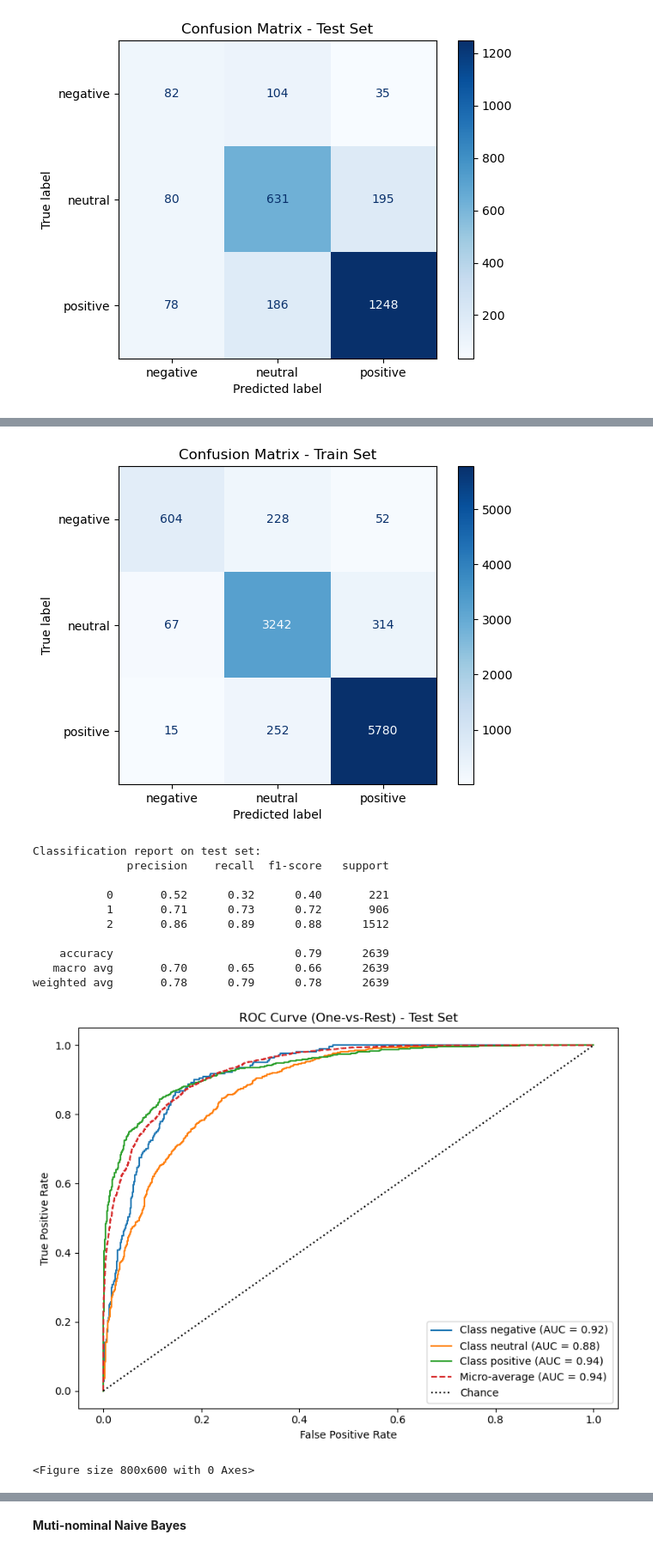
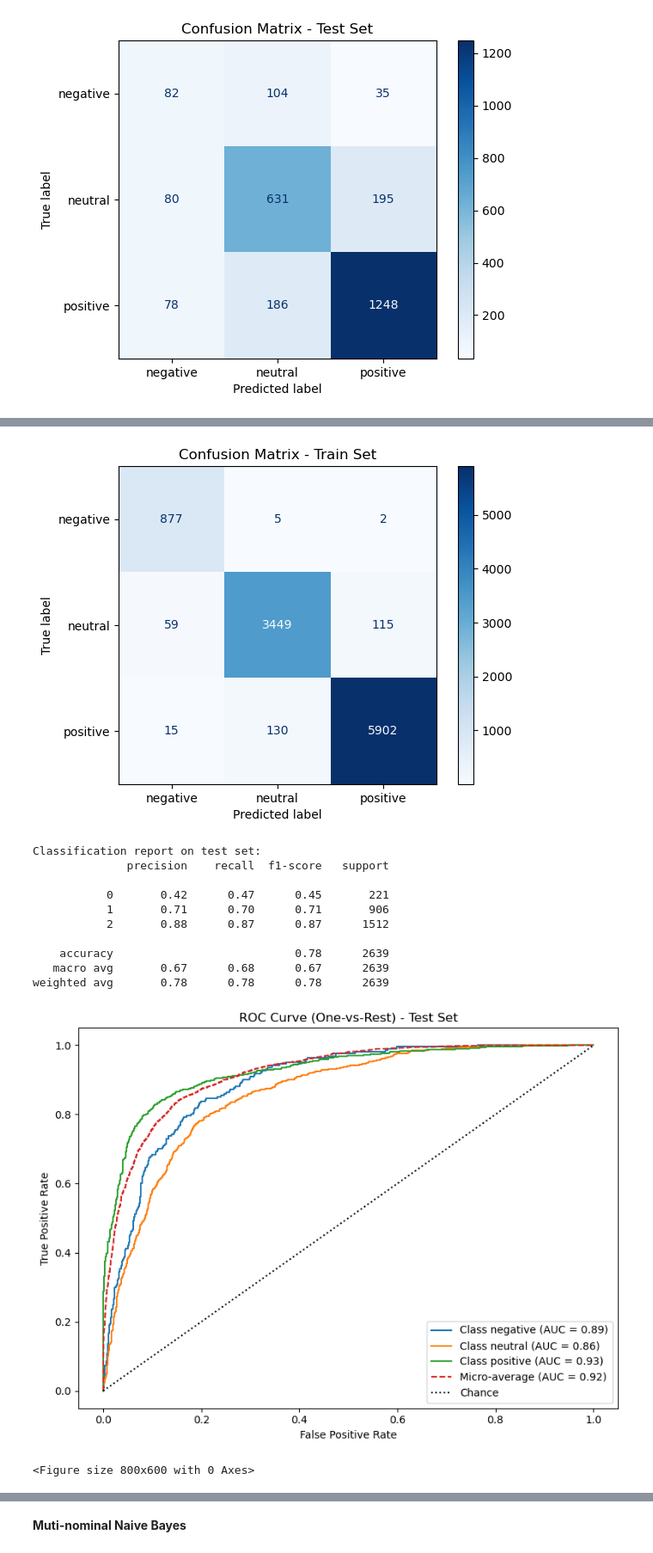
Before and after one commit to dangtna1/amazon-reviews-classification, a Jupyter notebook: preprocessing_and_modelling.ipynb, the cells around one changed output, grey strips where cells are left out. Shown at 86% size. Drawn from its saved outputs; the diff is of its cells as text; code cells hidden in the pictures.

```diff
--- a/preprocessing_and_modelling.ipynb
+++ b/preprocessing_and_modelling.ipynb
@@ -339,7 +338,7 @@ Loading GloVe embeddings (this may take a minute)…
 pipeline = ImbPipeline(
     [
         ("embed", GloveVectorizer(glove_index, dim=300)),
-        # ("smote", SMOTE(random_state=42)),
+        ("smote", SMOTE(random_state=42)),
         (
             "clf",
             LogisticRegression(max_iter=1000),
@@ -388,7 +387,7 @@ weighted avg       0.69      0.71      0.69      2639
 pipeline = ImbPipeline(
     [
         ("embed", GloveVectorizer(glove_index, dim=300)),
-        # ("smote", SMOTE(random_state=42)),
+        ("smote", SMOTE(random_state=42)),
         (
             "clf",
             RandomForestClassifier(random_state=42),
@@ -479,7 +478,7 @@ X_train_w2v, X_test_w2v, y_train_w2v, y_test_w2v = train_test_split(
 pipeline = ImbPipeline(
     [
         ("embed", Word2VecVectorizer(w2v_model, dim=W2V_DIM)),
-        # ("smote", SMOTE(random_state=42)),
+        ("smote", SMOTE(random_state=42)),
         (
             "clf",
             SVC(probability=True, random_state=42),
@@ -528,7 +527,7 @@ weighted avg       0.67      0.74      0.70      2639
 pipeline = ImbPipeline(
     [
         ("embed", Word2VecVectorizer(w2v_model, dim=W2V_DIM)),
-        # ("smote", SMOTE(random_state=42)),
+        ("smote", SMOTE(random_state=42)),
         (
             "clf",
             XGBClassifier(),
@@ -766,7 +765,7 @@ pipeline = ImbPipeline(
                 token_pattern=None,  # Explicitly disable default token pattern
             ),
         ),
-        # ("smote", SMOTE(random_state=42)),  # Handle class imbalance
+        ("smote", SMOTE(random_state=42)),  # Handle class imbalance
         (
             "classifier",
             MLPClassifier(max_iter=300, random_state=42, early_stopping=True),
@@ -801,14 +800,14 @@ weighted avg       0.91      0.91      0.91     10554
 <Figure size 800x600 with 0 Axes>
-[figure, old version]
+[figure, new version]
 Classification report on test set:
               precision    recall  f1-score   support
 
-           0       0.52      0.32      0.40       221
-           1       0.71      0.73      0.72       906
-           2       0.86      0.89      0.88      1512
+           0       0.42      0.47      0.45       221
+           1       0.71      0.70      0.71       906
+           2       0.88      0.87      0.87      1512
 
-    accuracy                           0.79      2639
-   macro avg       0.70      0.65      0.66      2639
-weighted avg       0.78      0.79      0.78      2639
+    accuracy                           0.78      2639
+   macro avg       0.67      0.68      0.67      2639
+weighted avg       0.78      0.78      0.78      2639
-[figure, old version]
+[figure, new version]
 <Figure size 800x600 with 0 Axes>
```
Also changed, not shown: parts of 7 cells of this notebook.
